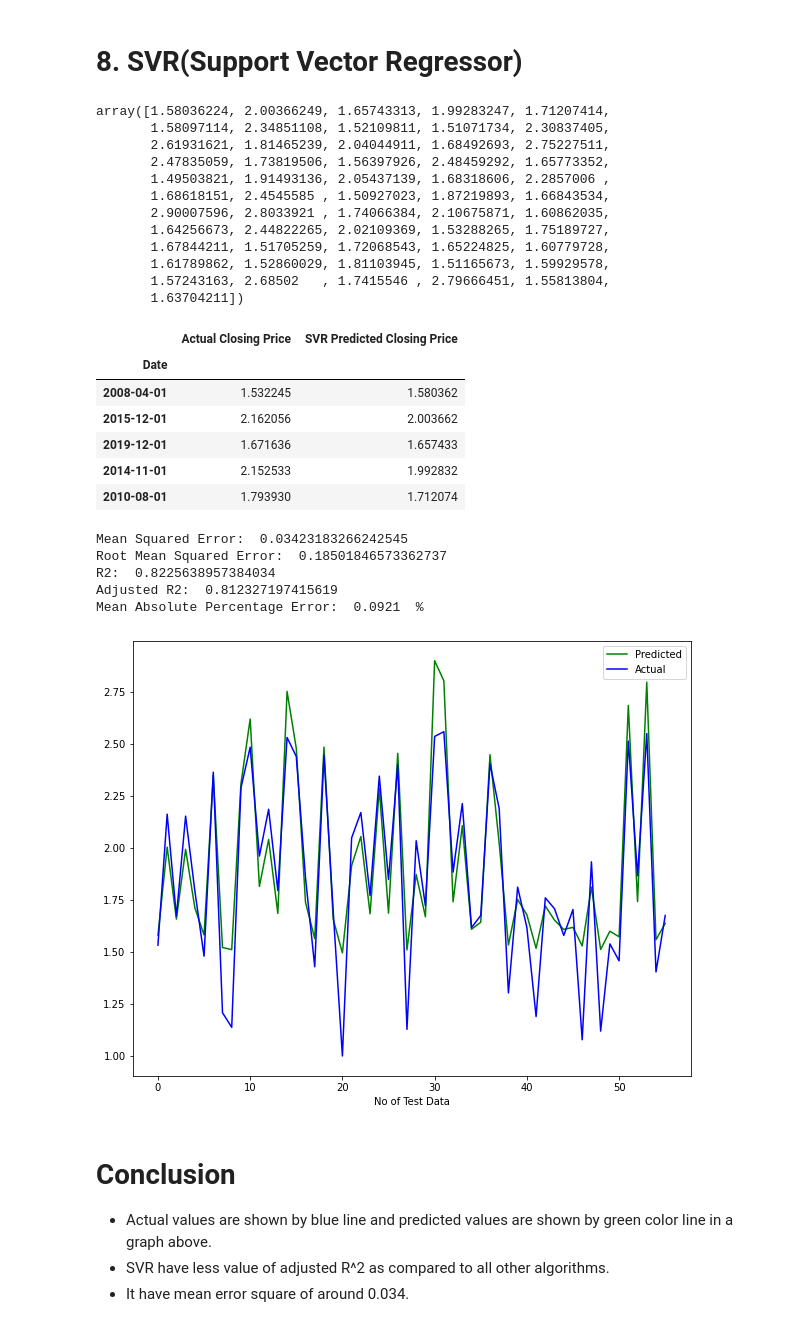
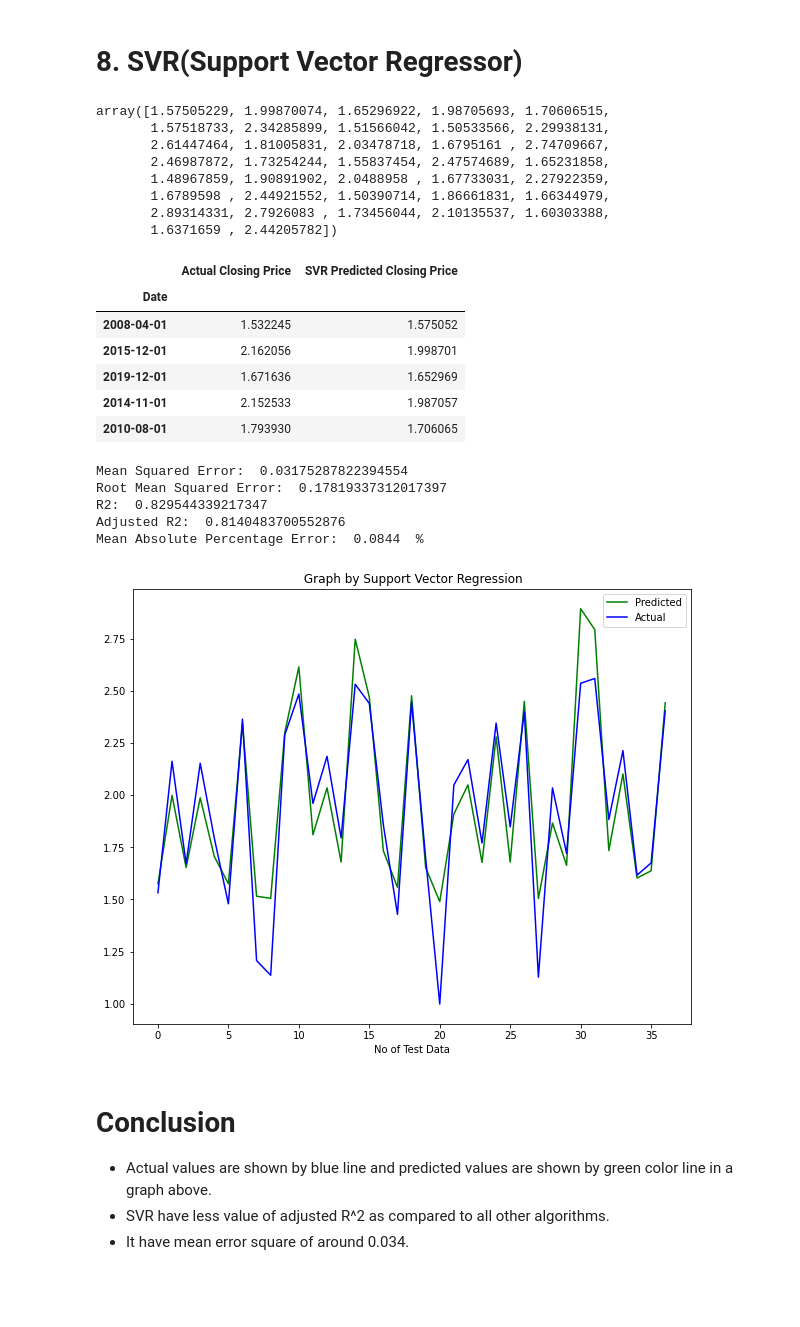
Before and after one commit to meena25091992/Yes_Bank_Stock_Closing_Price_Prediction, a Jupyter notebook: Group_Notebook_Yes_Bank_Stock_Price_Prediction.ipynb, the cells around one changed output. Drawn from its saved outputs; the diff is of its cells as text; code cells hidden in the pictures; blank space fills up the shorter version.

```diff
--- a/Group_Notebook_Yes_Bank_Stock_Price_Prediction.ipynb
+++ b/Group_Notebook_Yes_Bank_Stock_Price_Prediction.ipynb
@@ -501,7 +506,7 @@ Y = np.log10(dependent_variable)
 # %%
 # Split our data into train and test datasets
 
-X_train,X_test,Y_train,Y_test = train_test_split(X,Y,test_size = 0.3,random_state=0)
+X_train,X_test,Y_train,Y_test = train_test_split(X,Y,test_size = 0.2,random_state=0)
 print('X_train: ',X_train.shape)
 print('X_test: ',X_test.shape)
 # %% [output]
@@ -1147,18 +1147,14 @@ svm_model=svm_regressor.fit(X_train,Y_train)
 y_svm_pred=svm_model.predict(X_test)
 y_svm_pred
 # %% [output]
-array([1.58036224, 2.00366249, 1.65743313, 1.99283247, 1.71207414,
-       1.58097114, 2.34851108, 1.52109811, 1.51071734, 2.30837405,
-       2.61931621, 1.81465239, 2.04044911, 1.68492693, 2.75227511,
-       2.47835059, 1.73819506, 1.56397926, 2.48459292, 1.65773352,
-       1.49503821, 1.91493136, 2.05437139, 1.68318606, 2.2857006 ,
-       1.68618151, 2.4545585 , 1.50927023, 1.87219893, 1.66843534,
-       2.90007596, 2.8033921 , 1.74066384, 2.10675871, 1.60862035,
-       1.64256673, 2.44822265, 2.02109369, 1.53288265, 1.75189727,
-       1.67844211, 1.51705259, 1.72068543, 1.65224825, 1.60779728,
-       1.61789862, 1.52860029, 1.81103945, 1.51165673, 1.59929578,
-       1.57243163, 2.68502   , 1.7415546 , 2.79666451, 1.55813804,
-       1.63704211])
+array([1.57505229, 1.99870074, 1.65296922, 1.98705693, 1.70606515,
+       1.57518733, 2.34285899, 1.51566042, 1.50533566, 2.29938131,
+       2.61447464, 1.81005831, 2.03478718, 1.6795161 , 2.74709667,
+       2.46987872, 1.73254244, 1.55837454, 2.47574689, 1.65231858,
+       1.48967859, 1.90891902, 2.0488958 , 1.67733031, 2.27922359,
+       1.6789598 , 2.44921552, 1.50390714, 1.86661831, 1.66344979,
+       2.89314331, 2.7926083 , 1.73456044, 2.10135537, 1.60303388,
+       1.6371659 , 2.44205782])
 # %%
 # Adding one column in test dataframe to see the difference between actual and predicted values
 
@@ -1168,11 +1164,11 @@ SVR_df.head(5)
 # %% [output]
 |  | Actual Closing Price | SVR Predicted Closing Price |
 | Date |  |  |
-| 2008-04-01 | 1.532245 | 1.580362 |
-| 2015-12-01 | 2.162056 | 2.003662 |
-| 2019-12-01 | 1.671636 | 1.657433 |
-| 2014-11-01 | 2.152533 | 1.992832 |
-| 2010-08-01 | 1.793930 | 1.712074 |
+| 2008-04-01 | 1.532245 | 1.575052 |
+| 2015-12-01 | 2.162056 | 1.998701 |
+| 2019-12-01 | 1.671636 | 1.652969 |
+| 2014-11-01 | 2.152533 | 1.987057 |
+| 2010-08-01 | 1.793930 | 1.706065 |
 # %%
 # Inserting metrices for Support Vector Regressor
 evaluation_metrices_df.loc[i,"Model_Name"]='Support Vector Regressor'
@@ -1181,22 +1177,23 @@ evaluation_metrices_df.loc[i,"Model_Name"]='Support Vector Regressor'
 evaluation_metrics(y_svm_pred)
 i+=1  # i is a incremented variable
 # %% [output]
-Mean Squared Error:  0.03423183266242545
-Root Mean Squared Error:  0.18501846573362737
-R2:  0.8225638957384034
-Adjusted R2:  0.812327197415619
-Mean Absolute Percentage Error:  0.0921  %
+Mean Squared Error:  0.03175287822394554
+Root Mean Squared Error:  0.17819337312017397
+R2:  0.829544339217347
+Adjusted R2:  0.8140483700552876
+Mean Absolute Percentage Error:  0.0844  %
 # %%
 # SVM Visualization
 
 plt.figure(figsize=(10,8))
 plt.plot(y_svm_pred,color='green')
 plt.plot(np.array(Y_test),color='blue')
 plt.legend(["Predicted","Actual"])
 plt.xlabel('No of Test Data')
+plt.title(" Graph by Support Vector Regression")
 plt.show()
 # %% [output]
-[figure, old version]
+[figure, new version]
 # %% [markdown]
 # Conclusion
 * Actual values are shown by blue line and predicted values are shown by green color line in a graph above.
```
Also changed, not shown: parts of 46 cells of this notebook.
